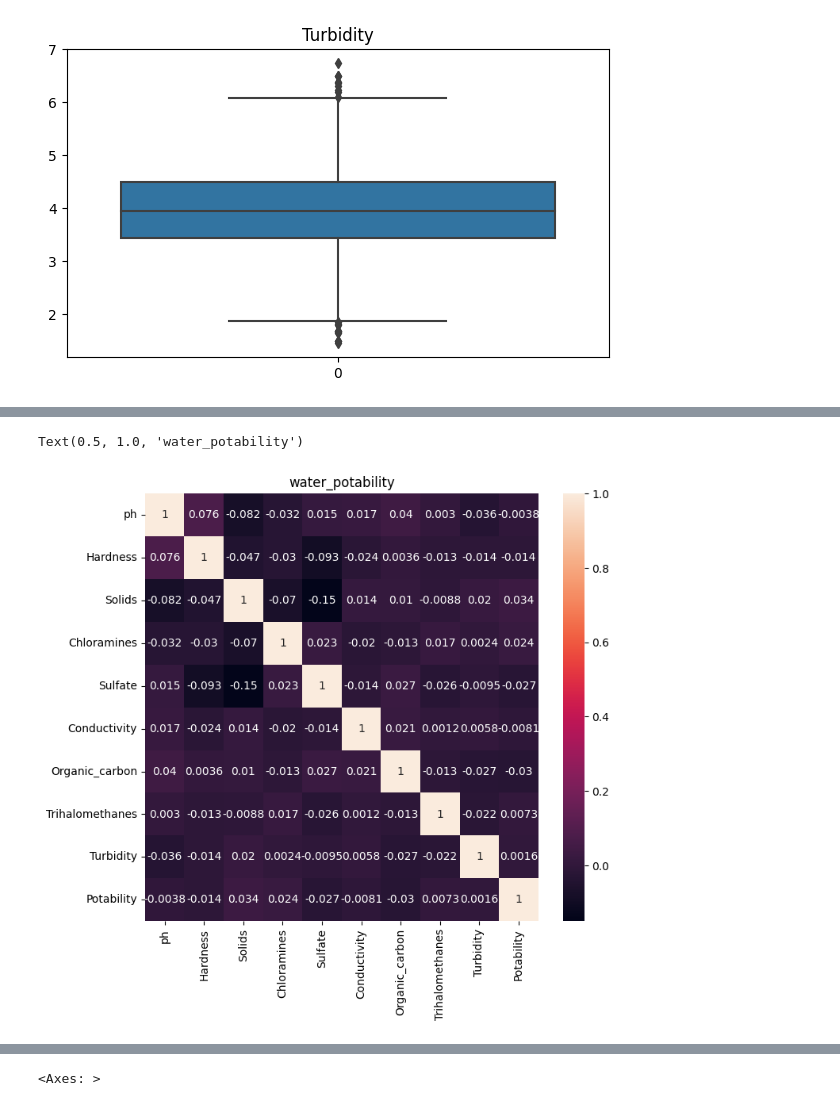
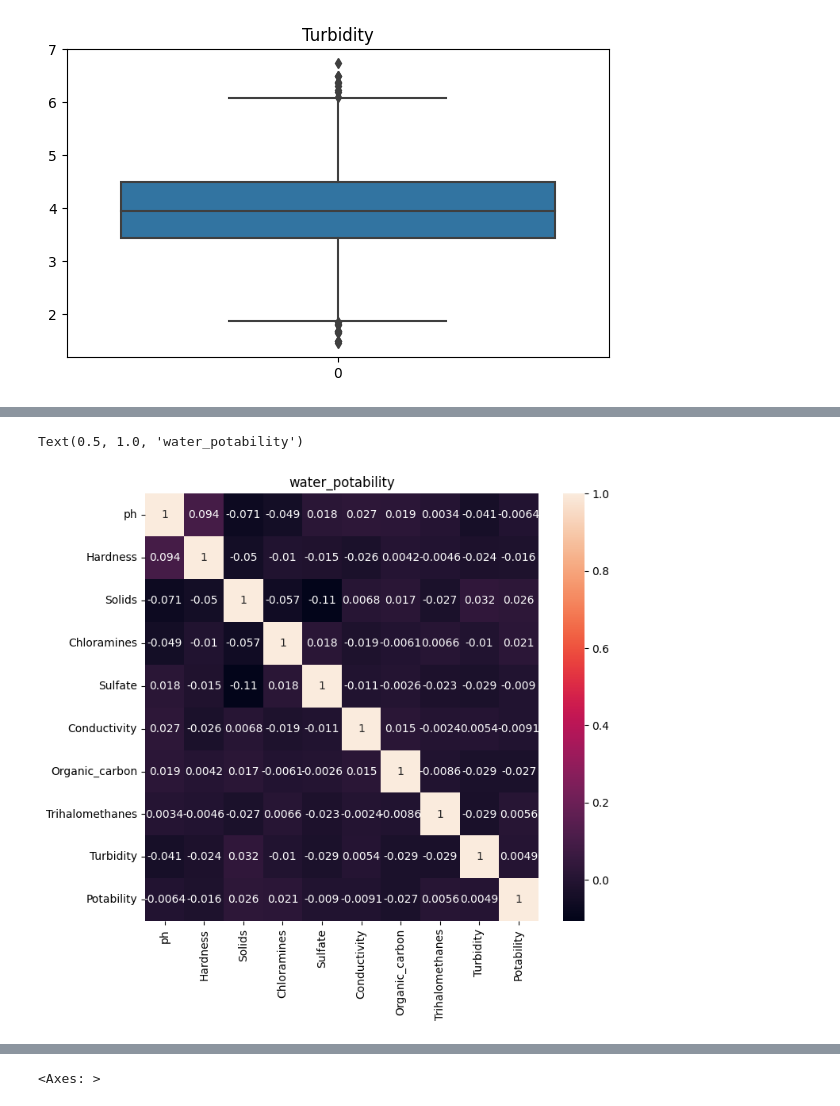
Before and after one commit to shibyraam/Project_DS, a Jupyter notebook: water_quality.ipynb, the cells around one changed output, grey strips where cells are left out. Drawn from its saved outputs; the diff is of its cells as text; code cells hidden in the pictures.

```diff
--- a/water_quality.ipynb
+++ b/water_quality.ipynb
@@ -217,0 +312,3 @@ plt.show()
+# %%
+df1 = df[(df>lower_range)&(df<upper_range)]
+df1
@@ -217,0 +329,8 @@ plt.show()
+# %%
+from sklearn.model_selection import train_test_split
+from sklearn.feature_selection import chi2
+from sklearn.feature_selection import SelectKBest
+from sklearn.impute import KNNImputer
+imputer= KNNImputer()
+df2=imputer.fit_transform(df1)
+df2
@@ -217,0 +351,3 @@ plt.show()
+# %%
+df2_column = imputer.get_feature_names_out()
+df2_column
@@ -217,0 +358,4 @@ plt.show()
+# %%
+df2 = pd.DataFrame(df2)
+df2.columns = df2_column
+df2
@@ -218,7 +376,7 @@ plt.show()
 # %%
 plt.figure(figsize=(8,7))
-sns.heatmap(df.corr(),annot=True).set_title('water_potability')
+sns.heatmap(df2.corr(),annot=True).set_title('water_potability')
 # %% [output]
 Text(0.5, 1.0, 'water_potability')
-[figure, old version]
+[figure, new version]
 # %%
```
Also changed, not shown: parts of 26 cells of this notebook.
